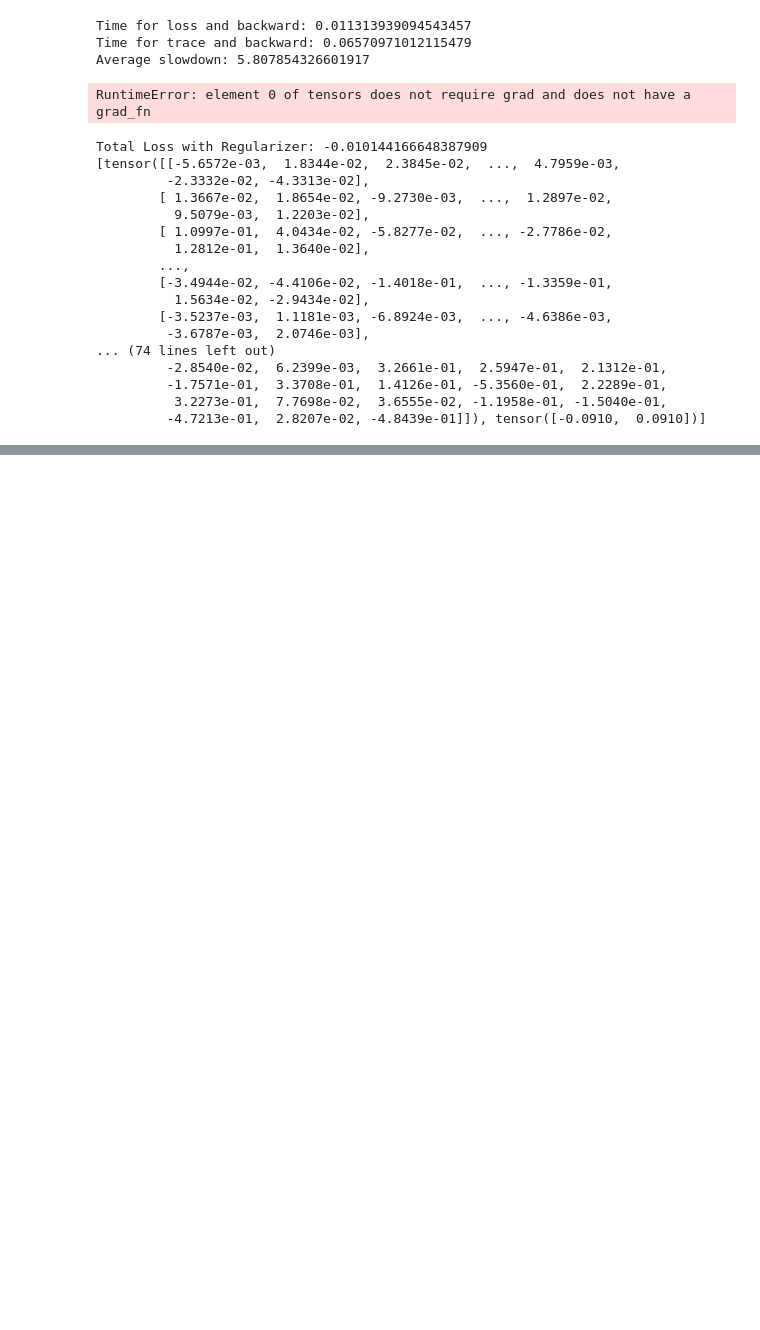
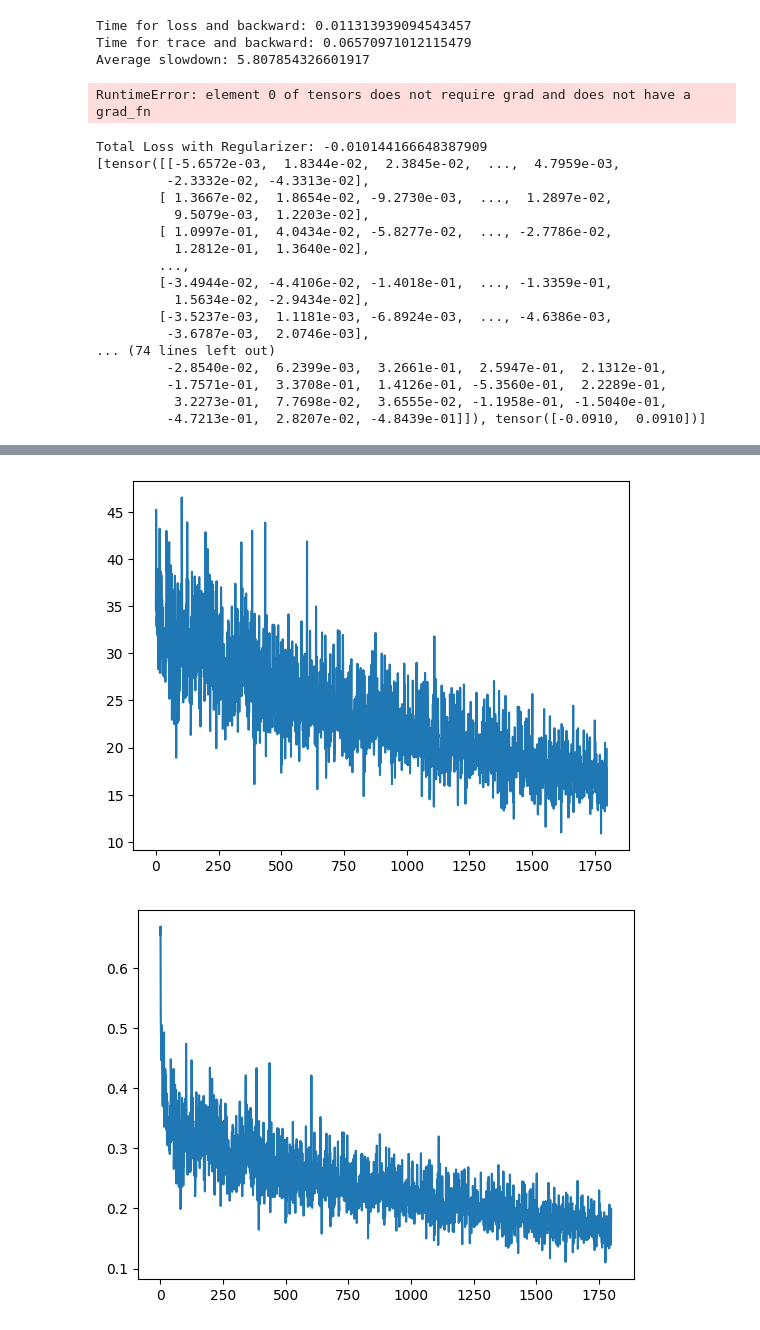
Before and after one commit to muhmmad-ahmad-1/fedsam_hessian, a Jupyter notebook: trace.ipynb, the cells around one changed output, grey strips where cells are left out. Cells and saved outputs as stored; diff of their text form; code cells hidden in the pictures; blank space fills up the shorter version.

```diff
--- a/trace.ipynb
+++ b/trace.ipynb
@@ -781,0 +937,11 @@ plt.show()
+# %%
+import matplotlib.pyplot as plt
+
+plt.plot(traces)
+plt.show()
+
+plt.plot(losses)
+plt.show()
+# %% [output]
+[figure, added]
+[figure, added]
```
Also changed, not shown: parts of 4 cells of this notebook, 28 other files.
